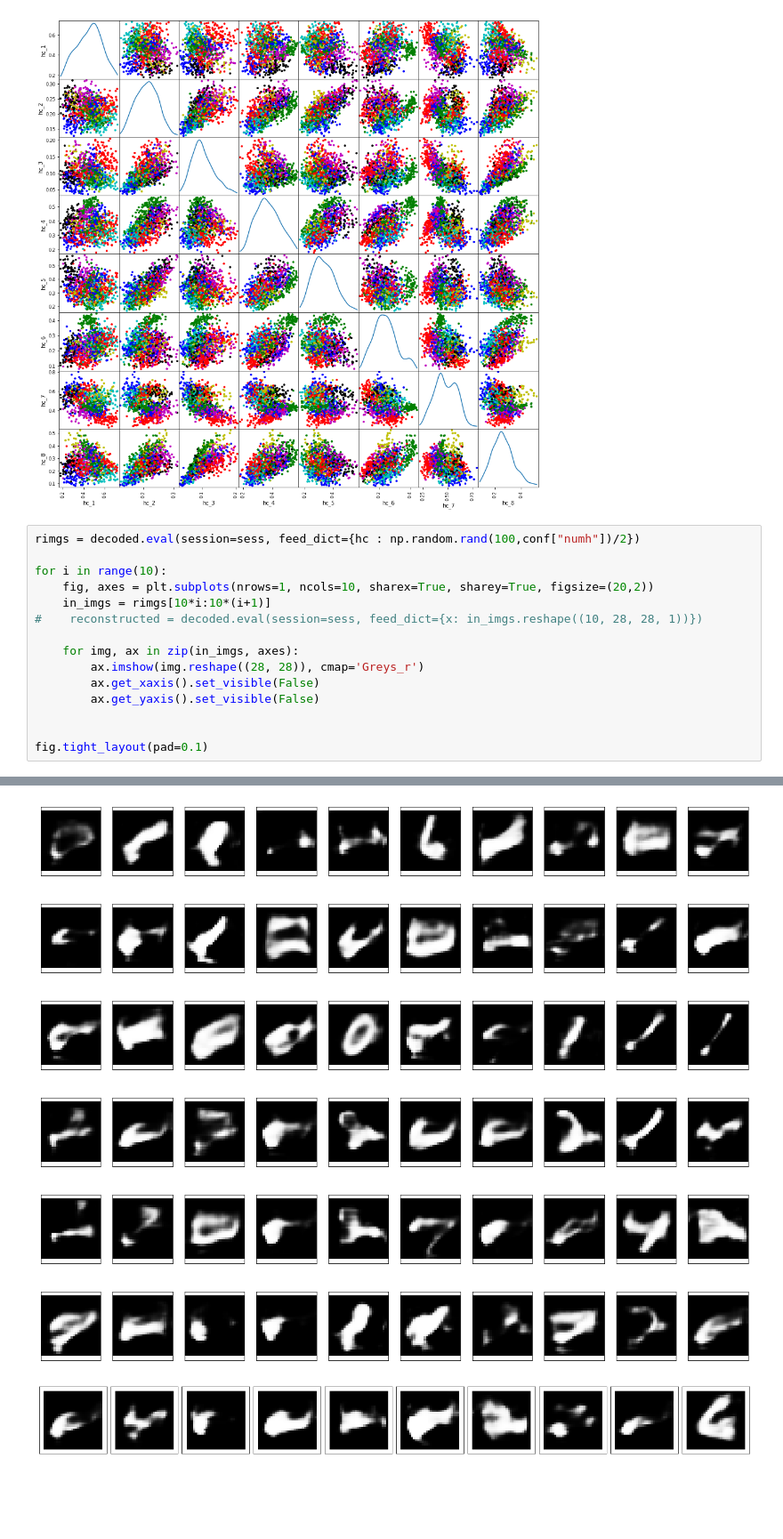
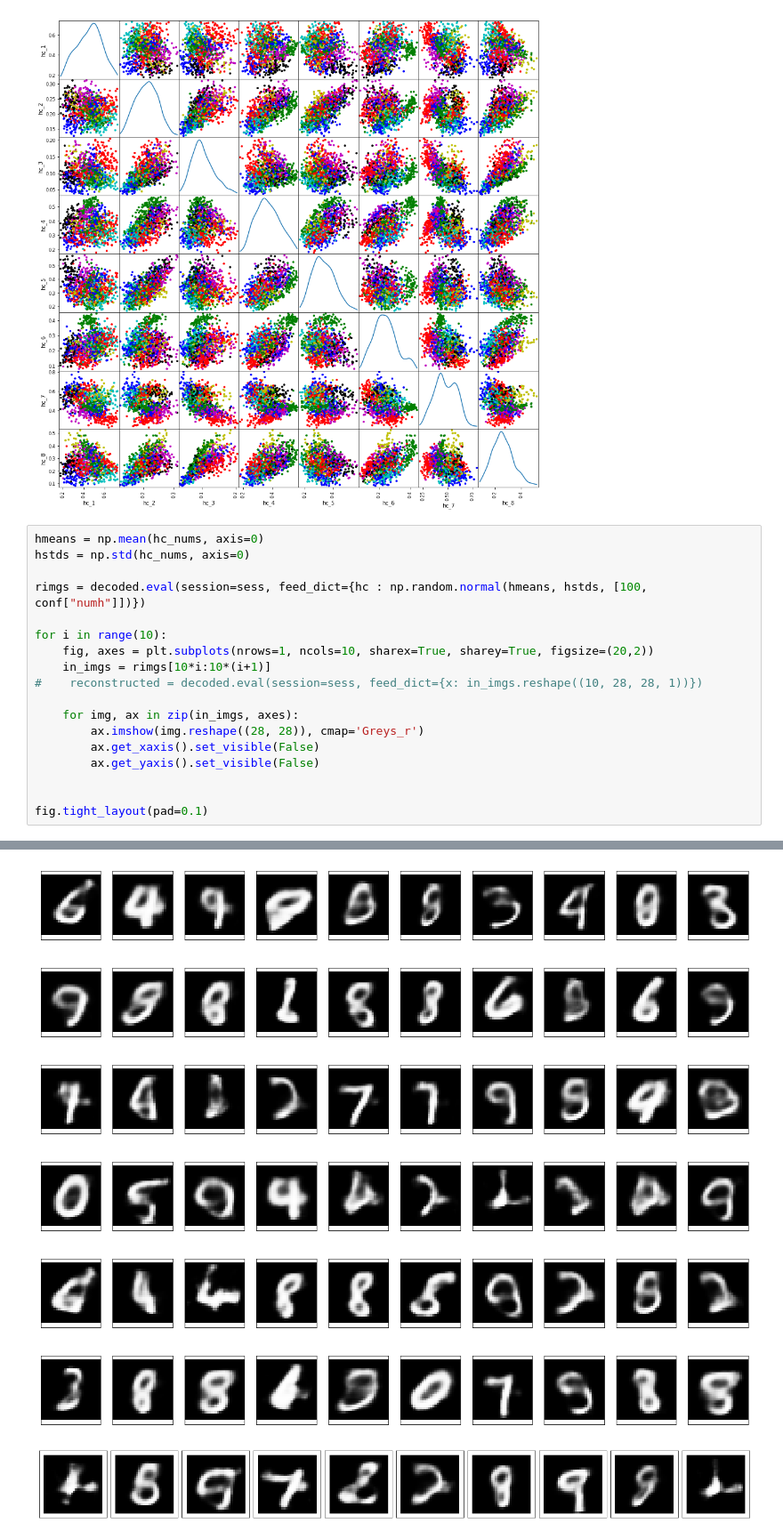
Before and after one commit to mattphillipsphd/autoenc, a Jupyter notebook: AutoEncode-image.ipynb, the cells around one changed output, grey strips where cells are left out. Shown at 89% size. Drawn from its saved outputs; the diff is of its cells as text; blank space fills up the shorter version.

```diff
--- a/AutoEncode-image.ipynb
+++ b/AutoEncode-image.ipynb
@@ -324,7 +324,10 @@ make_scatter_mat(hc_nums, [g_color_list[hc_labels[i]] for i in range(1024)], "hc
 # %% [output]
 [figure]
 # %%
-rimgs = decoded.eval(session=sess, feed_dict={hc : np.random.rand(100,conf["numh"])/2})
+hmeans = np.mean(hc_nums, axis=0)
+hstds = np.std(hc_nums, axis=0)
+
+rimgs = decoded.eval(session=sess, feed_dict={hc : np.random.normal(hmeans, hstds, [100, conf["numh"]])})
 
 for i in range(10):
     fig, axes = plt.subplots(nrows=1, ncols=10, sharex=True, sharey=True, figsize=(20,2))
@@ -345,7 +348,7 @@ fig.tight_layout(pad=0.1)
-[figure, old version]
+[figure, new version]
-[figure, old version]
+[figure, new version]
-[figure, old version]
+[figure, new version]
-[figure, old version]
+[figure, new version]
-[figure, old version]
+[figure, new version]
-[figure, old version]
+[figure, new version]
-[figure, old version]
+[figure, new version]
```
Also changed, not shown: parts of 5 cells of this notebook.
